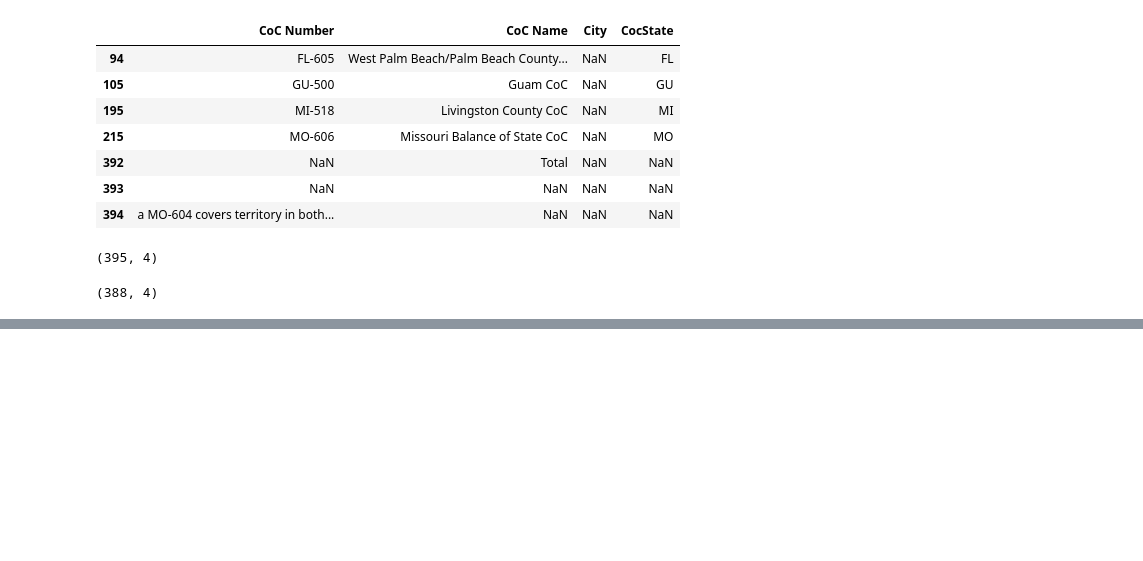
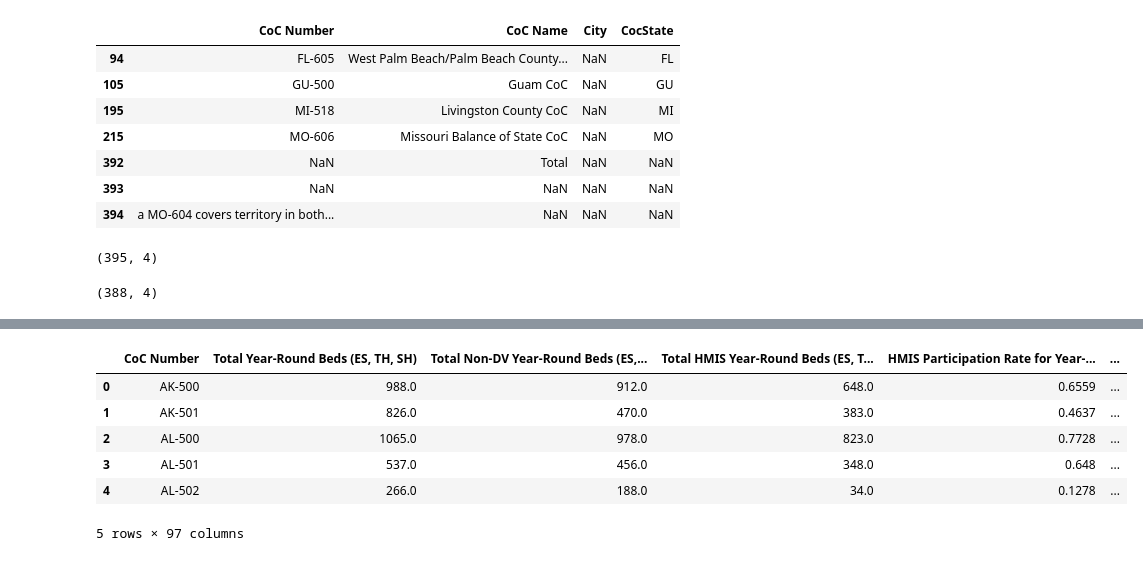
Before and after one commit to AndrewGossage/Homelessness-in-America, a Jupyter notebook: data/homelessness/homelessness_cleaning/Data Cleaning 2.ipynb, the cells around one changed output, grey strips where cells are left out. Drawn from its saved outputs; the diff is of its cells as text; code cells hidden in the pictures; blank space fills up the shorter version.

```diff
--- a/data/homelessness/homelessness_cleaning/Data Cleaning 2.ipynb
+++ b/data/homelessness/homelessness_cleaning/Data Cleaning 2.ipynb
@@ -149,0 +171,10 @@ data.to_csv('./2014-2021-PIT-esimates-cleanish.csv')
+# %%
+for year in HIC.keys():
+
+    #dropping rows with no CoC Number
+
+    HIC[year] = HIC[year].dropna(subset = ['CoC Number'])
+
+    #adding a year column
+
+    HIC[year]['year'] = int(year)
@@ -149,0 +202,7 @@ data.to_csv('./2014-2021-PIT-esimates-cleanish.csv')
+# %%
+len([col for col in HIC['2020'].columns if col not in HIC['2016'].columns])
+for year in HIC.keys():
+    [col for col in HIC[year].columns if col not in HIC['2020'].columns]
+[col for col in HIC['2020'].columns if col not in HIC['2014'].columns]
+[col for col in HIC['2020'].columns if col not in HIC['2015'].columns]
+[col for col in HIC['2015'].columns if col not in HIC['2016'].columns]
@@ -149,0 +294,18 @@ data.to_csv('./2014-2021-PIT-esimates-cleanish.csv')
+# %%
+#collated dataframe
+
+data_2 = pd.concat([HIC[year] for year in HIC.keys()])
+# %%
+#Adding city and state to data_2
+
+data_2 = data_2.merge(cities, how = 'left', on = ['CoC Number'])
+# %%
+data_2.head()
+# %% [output]
+|  | CoC Number | Total Year-Round Beds (ES, TH, SH) | Total Non-DV Year-Round Beds (ES,... | Total HMIS Year-Round Beds (ES, T... | HMIS Participation Rate for Year-... | ... |
+| 0 | AK-500 | 988.0 | 912.0 | 648.0 | 0.6559 | ... |
+| 1 | AK-501 | 826.0 | 470.0 | 383.0 | 0.4637 | ... |
+| 2 | AL-500 | 1065.0 | 978.0 | 823.0 | 0.7728 | ... |
+| 3 | AL-501 | 537.0 | 456.0 | 348.0 | 0.648 | ... |
+| 4 | AL-502 | 266.0 | 188.0 | 34.0 | 0.1278 | ... |
+5 rows × 97 columns
```
Also changed, not shown: parts of 7 cells of this notebook, 2 other files.
